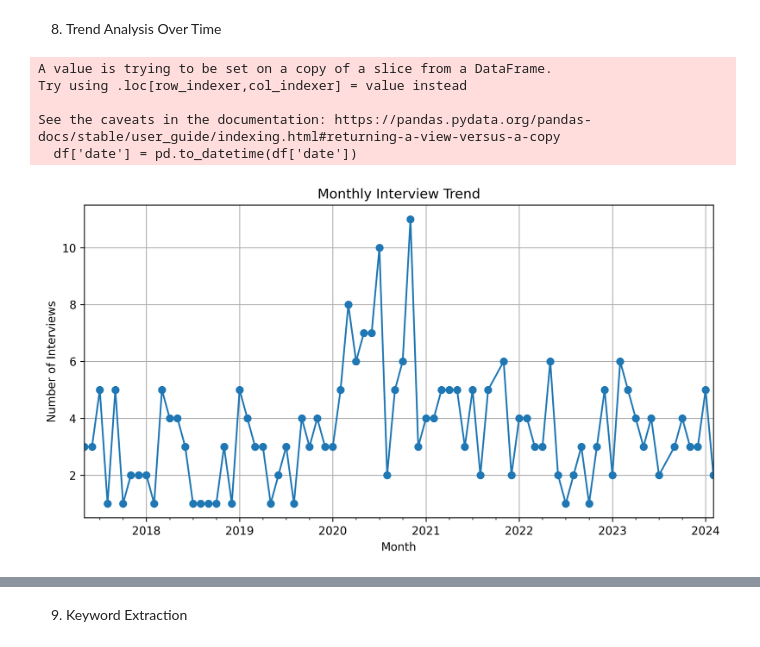
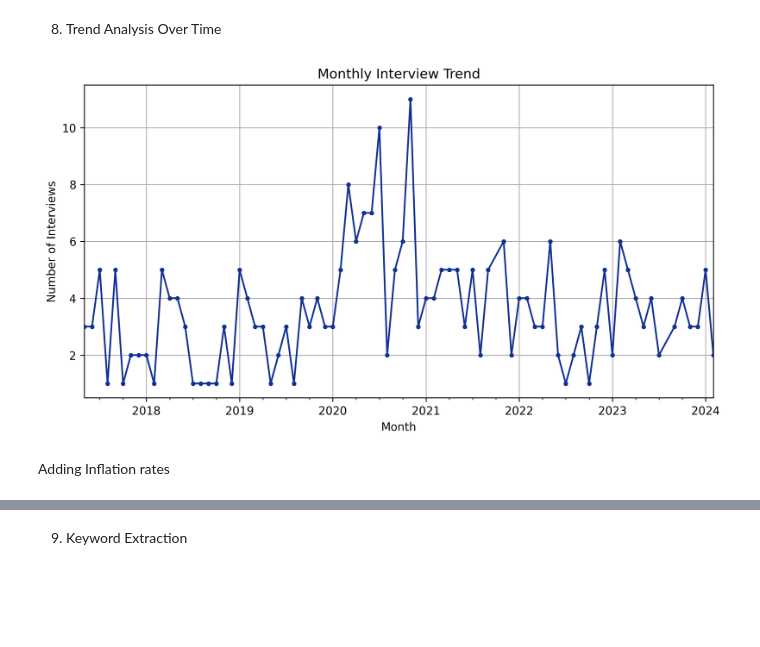
Before and after one commit to lalvarezpoli/DSDM_Thesis, a Jupyter notebook: Descriptive_Analysis_Notebook.ipynb, the cells around one changed output, grey strips where cells are left out. Cells and saved outputs as stored; diff of their text form; code cells hidden in the pictures; blank space fills up the shorter version.

```diff
--- a/Descriptive_Analysis_Notebook.ipynb
+++ b/Descriptive_Analysis_Notebook.ipynb
@@ -96,3 +108,6 @@ See the caveats in the documentation: https://pandas.pydata.org/pandas-docs/stab
+# %%
+#ECB Color
+color = (17/255, 49/255, 147/255)
 # %% [markdown]
 1. Word Frequency Analysis
 # %%
@@ -360,29 +385,26 @@ co_occurrence_df = co_occurrence_matrix(df, key_terms)
 # %%
 import pandas as pd
 import matplotlib.pyplot as plt
 
 # Assuming 'date' column is in a recognizable date format, if not, convert it
-df['date'] = pd.to_datetime(df['date'])
+#df['date'] = pd.to_datetime(df['date'])
 
 def trend_analysis(df):
     # Group by Year-Month and count entries
     trend_data = df.groupby(df['date'].dt.to_period('M')).size()
     return trend_data
 
 # Apply the function
 monthly_trends = trend_analysis(df)
 
 # Plotting the trend
 plt.figure(figsize=(10, 5), dpi=300)
-monthly_trends.plot(kind='line', marker='o', title='Monthly Interview Trend')
+monthly_trends.plot(kind='line', marker='.', title='Monthly Interview Trend', color=color)
 plt.xlabel('Month')
 plt.ylabel('Number of Interviews')
 plt.grid(True)
 plt.show()
 # %% [output]
-A value is trying to be set on a copy of a slice from a DataFrame.
-Try using .loc[row_indexer,col_indexer] = value instead
-
-See the caveats in the documentation: https://pandas.pydata.org/pandas-docs/stable/user_guide/indexing.html#returning-a-view-versus-a-copy
-  df['date'] = pd.to_datetime(df['date'])
-[figure, old version]
+[figure, new version]
+# %% [markdown]
+Adding Inflation rates
```
Also changed, not shown: parts of 13 cells of this notebook.
